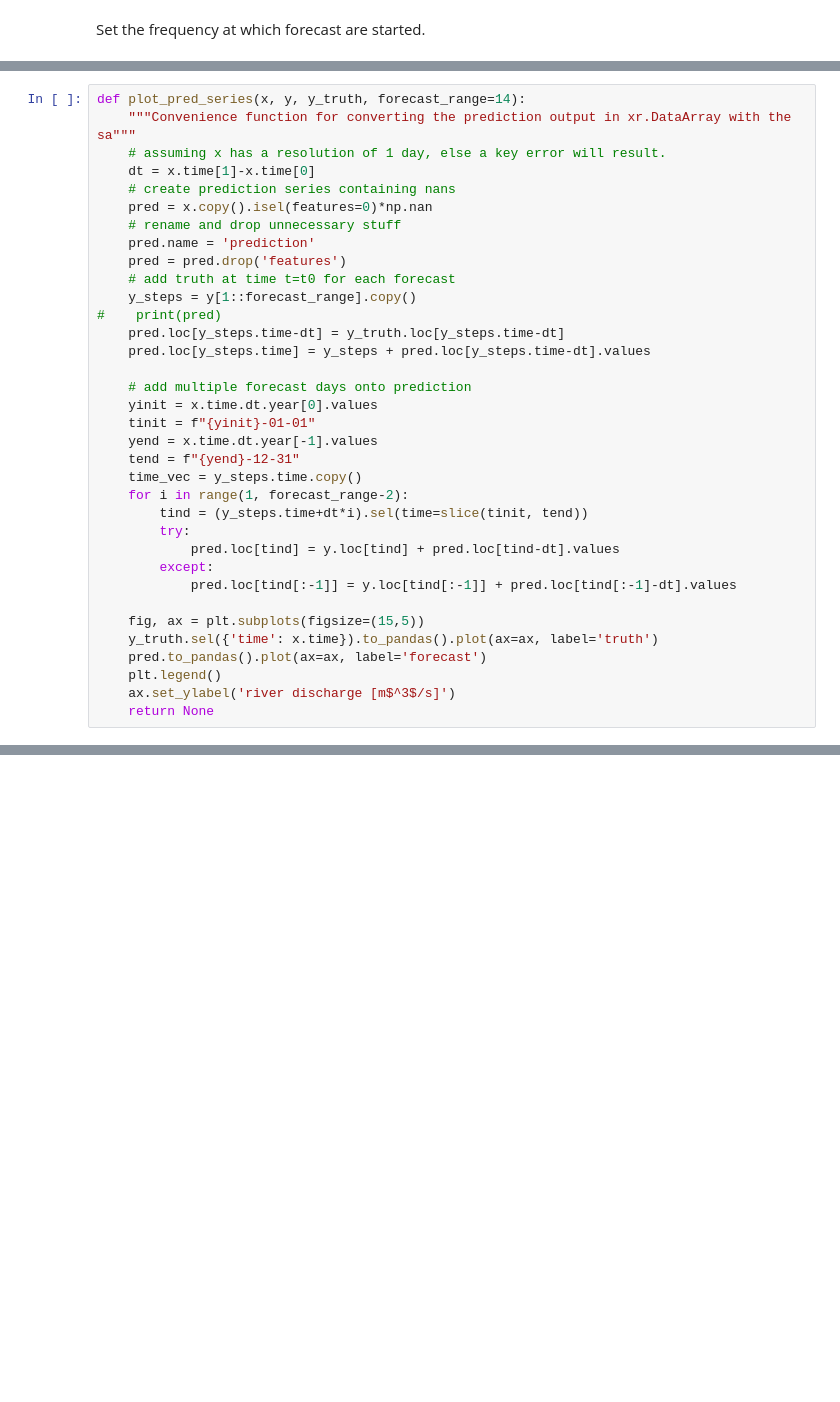
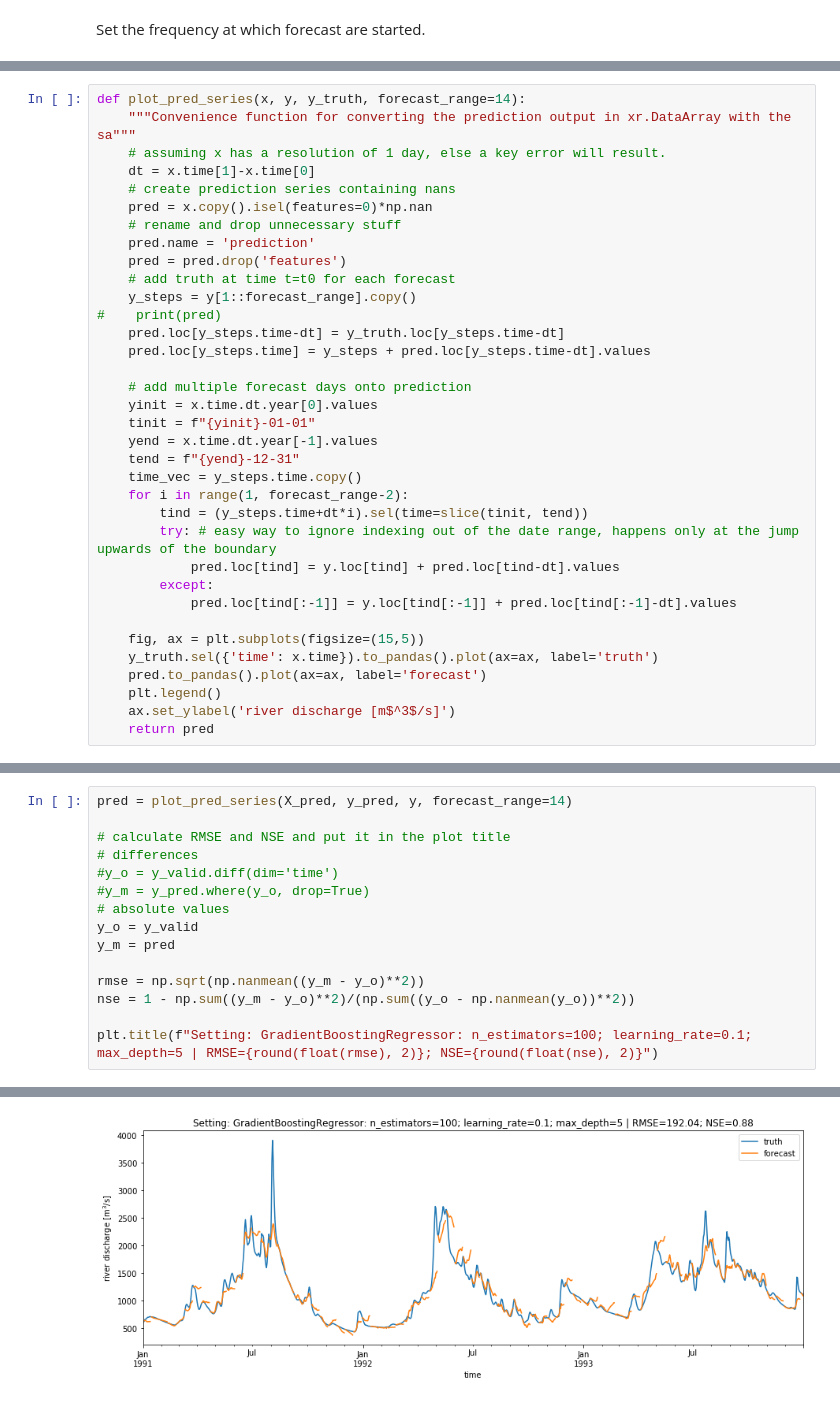
Before and after one commit to ECMWFCode4Earth/ml_flood, a Jupyter notebook: notebooks/3_model_tests/3.04_XGBoost.ipynb, the cells around one changed output, grey strips where cells are left out. Drawn from its saved outputs; the diff is of its cells as text; blank space fills up the shorter version.

```diff
--- a/notebooks/3_model_tests/3.04_XGBoost.ipynb
+++ b/notebooks/3_model_tests/3.04_XGBoost.ipynb
@@ -229,7 +247,7 @@ def plot_pred_series(x, y, y_truth, forecast_range=14):
     time_vec = y_steps.time.copy()
     for i in range(1, forecast_range-2):
         tind = (y_steps.time+dt*i).sel(time=slice(tinit, tend))
-        try:
+        try: # easy way to ignore indexing out of the date range, happens only at the jump upwards of the boundary
             pred.loc[tind] = y.loc[tind] + pred.loc[tind-dt].values
         except:
             pred.loc[tind[:-1]] = y.loc[tind[:-1]] + pred.loc[tind[:-1]-dt].values
@@ -239,4 +257,4 @@ def plot_pred_series(x, y, y_truth, forecast_range=14):
     pred.to_pandas().plot(ax=ax, label='forecast')
     plt.legend()
     ax.set_ylabel('river discharge [m$^3$/s]')
-    return None
+    return pred
@@ -317,0 +274,16 @@ opti_boost_reg(x_train=Xda, y_train=yda, x_valid=X_valid, y_valid=y_valid, y_tru
+# %%
+pred = plot_pred_series(X_pred, y_pred, y, forecast_range=14)
+
+# calculate RMSE and NSE and put it in the plot title
+# differences
+#y_o = y_valid.diff(dim='time')
+#y_m = y_pred.where(y_o, drop=True)
+# absolute values
+y_o = y_valid
+y_m = pred
+
+rmse = np.sqrt(np.nanmean((y_m - y_o)**2))
+nse = 1 - np.sum((y_m - y_o)**2)/(np.sum((y_o - np.nanmean(y_o))**2))
+
+plt.title(f"Setting: GradientBoostingRegressor: n_estimators=100; learning_rate=0.1; max_depth=5 | RMSE={round(float(rmse), 2)}; NSE={round(float(nse), 2)}")
+# %% [output]
@@ -317,0 +291 @@ opti_boost_reg(x_train=Xda, y_train=yda, x_valid=X_valid, y_valid=y_valid, y_tru
+[figure, added]
```
Also changed, not shown: parts of 28 cells of this notebook, 1 other file.
